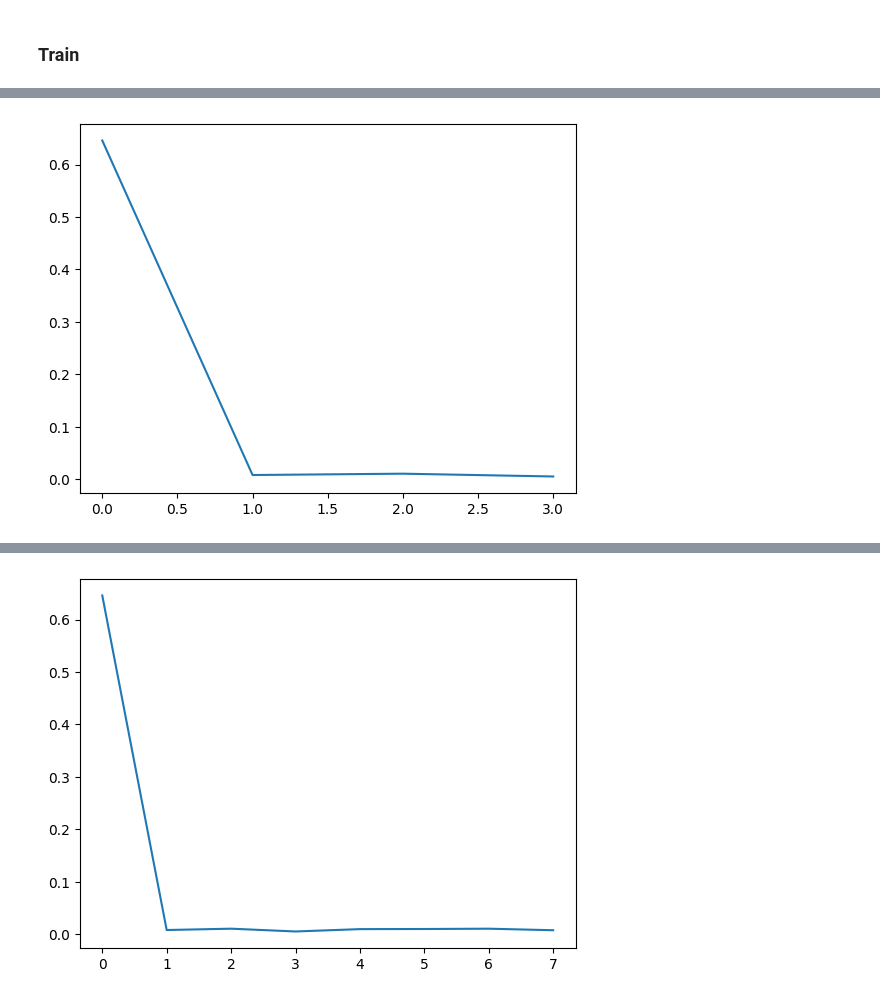
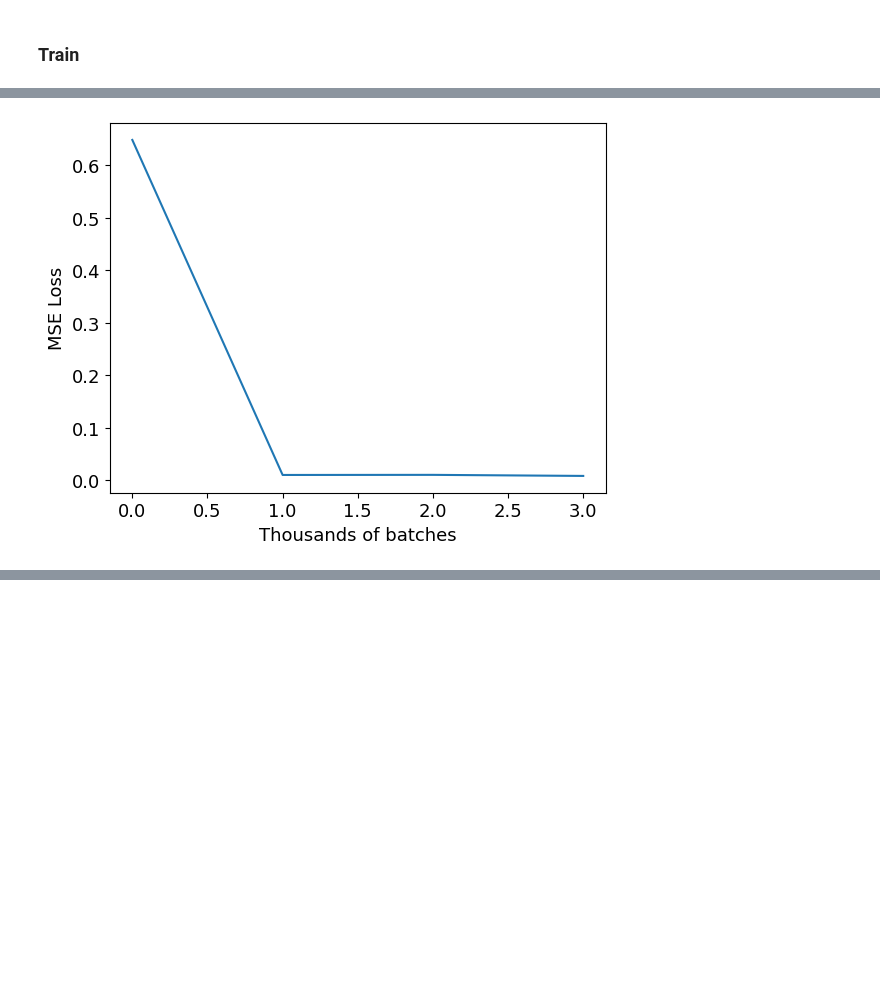
Before and after one commit to LucasMSpereira/acousticPINNs, a Jupyter notebook: python/DeepONet.ipynb, the cells around one changed output, grey strips where cells are left out. Cells and saved outputs as stored; diff of their text form; code cells hidden in the pictures; blank space fills up the shorter version.

Commit message:
deeponet plot

```diff
--- a/python/DeepONet.ipynb
+++ b/python/DeepONet.ipynb
@@ -23,9 +22,10 @@ with h5py.File(".\\dataset\\DeepONet\\unitData.h5", 'r') as f:
   solEvalPoint = torch.tensor(np.concatenate([d[1][:, None], d[2][:, None], d[3][:, None]], axis = 1))
   # DeepONet output targets (G(u)(y)) for all initial conditions
   # matrix with 'initial condition' rows and 'y point' columns
-  solutionValue = torch.tensor(f["solutionValues"]).T
+  with warnings.catch_warnings():
+    warnings.filterwarnings('ignore')
+    solutionValue = torch.tensor(f["solutionValues"]).T
 del d
-print(len(nodeID))
 print(solEvalPoint.shape)
 print(solutionValue.shape)
 # %% [output]
@@ -61,14 +60,13 @@ class acoustDataset(torch.utils.data.Dataset):
         # branch input load value at specific sensor. 0 everywhere else
         branchInput = torch.zeros(nSensor, dtype = torch.float32)
         branchInput[idx - (idx // nCase) * nCase] = load
-        branchInput.requires_grad_(True)
         # index to access tensor with coordinates of evaluation point (trunk inputs)
         i = idx - (idx // evalAmount) * evalAmount
-        trunkIn = [self.trunkInput[i, s].unsqueeze(0).requires_grad_(True) for s in range(3)]
-        # trunkIn = [self.trunkInput[i, s].requires_grad_(True) for s in range(3)]
+        trunkIn = [
+            self.trunkInput[i, s].unsqueeze(0) for s in range(3)
+        ]
         # sample has (case evaluation at sensors, x, y, t, G(u)(y))
-        # return branchInput, *trunkIn, self.target[idx].requires_grad_(True)
-        return branchInput, *trunkIn, self.target[idx].unsqueeze(0).requires_grad_(True)
+        return branchInput, *trunkIn, self.target[idx].unsqueeze(0)
 
     def __len__(self):
         """Overwrite method to return size of dataset"""
@@ -116,9 +114,9 @@ class branchNet(nn.Module):
         self.outputLayer = nn.Linear(nnWidth, networkOutputDim)
 
     def forward(self, x): # forward pass
-        x = F.relu(self.inputLayer(x))
+        x = F.leaky_relu(self.inputLayer(x))
         for l in self.MLPstack:
-            x = F.relu(l(x))
+            x = F.leaky_relu(l(x))
         return self.outputLayer(x)
 
 class trunkNet(nn.Module):
@@ -137,12 +135,12 @@ class trunkNet(nn.Module):
         self.outputLayer = nn.Linear(nnWidth, networkOutputDim)
 
     def forward(self, x, y, t): # forward pass
-        x = F.relu(self.xCoord(x))
-        y = F.relu(self.yCoord(y))
-        t = F.relu(self.tCoord(t))
+        x = F.leaky_relu(self.xCoord(x))
+        y = F.leaky_relu(self.yCoord(y))
+        t = F.leaky_relu(self.tCoord(t))
         o = x + y + t
         for l in self.MLPstack:
-            o = F.relu(l(o))
+            o = F.leaky_relu(l(o))
         return self.outputLayer(o)
 
 # Branch network. Embeds evaluations of the input functions 'u' at sensors
@@ -166,7 +164,12 @@ class PI_deepONet(nn.Module):
     def forward(self, case: torch.tensor, x: torch.tensor, y: torch.tensor, t: torch.tensor):
         # transpose trunk output and multiply both for
         # sample-by-sample dot product in diagonal of result
-        return F.relu(torch.diagonal(torch.matmul(self.branch(case), self.trunk(x, y, t).T)).unsqueeze(1))
+        return F.leaky_relu(
+            torch.diagonal(
+                torch.matmul(self.branch(case),
+                self.trunk(x, y, t).T)
+            ).unsqueeze(1)
+        )
 
 model = PI_deepONet(branchNetwork, trunkNetwork)
 modelOut = model(branchBatch, xBatch, yBatch, tBatch)
@@ -227,6 +185,7 @@ opt = torch.optim.SGD(model.parameters(), lr = 1e-3)
 # %% [markdown]
 ### Train
 # %%
+plt.rcParams['font.size'] = 13
 def train_loop(dataloader, deepONet, loss_fn, optimizer, epochAmount):
     lossHist = []
     # Set the model to training mode. Added for best practices
@@ -247,6 +206,8 @@ def train_loop(dataloader, deepONet, loss_fn, optimizer, epochAmount):
                 print("loss: {:.4e}  [{:n}/{:n}]".format(currentLoss, batch, len(dataloader)))
                 lossHist.append(currentLoss)
         plt.plot(lossHist)
+        plt.xlabel('Thousands of batches')
+        plt.ylabel('MSE Loss')
         plt.show()
 
 train_loop(dataloader, model, torch.nn.functional.mse_loss, opt, 1);
@@ -260 +221 @@ loss: 5.4396e-03  [3000/3907]
-[figure, old version]
+[figure, new version]
@@ -267 +221,0 @@ loss: 7.8051e-03  [3000/3907]
-[figure, removed]
```
Also changed, not shown: parts of 6 cells of this notebook, 1 other file.
